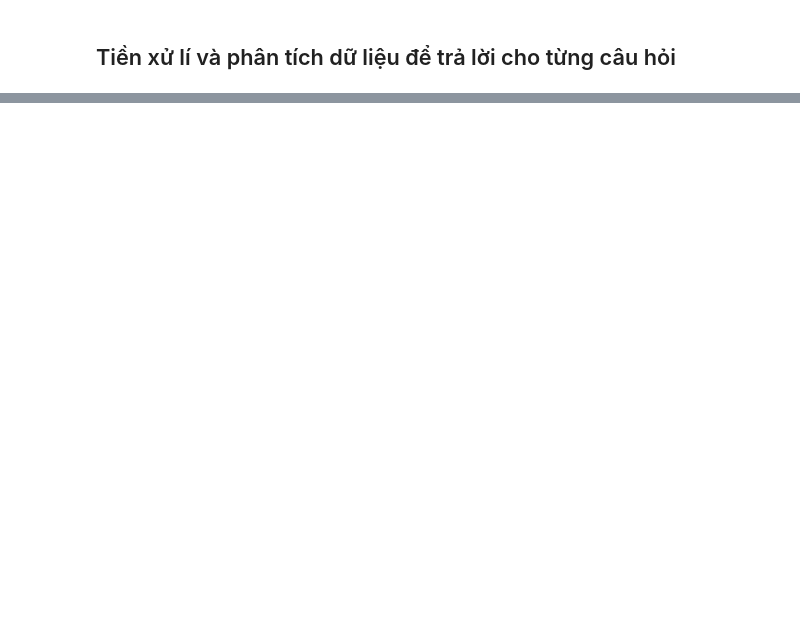
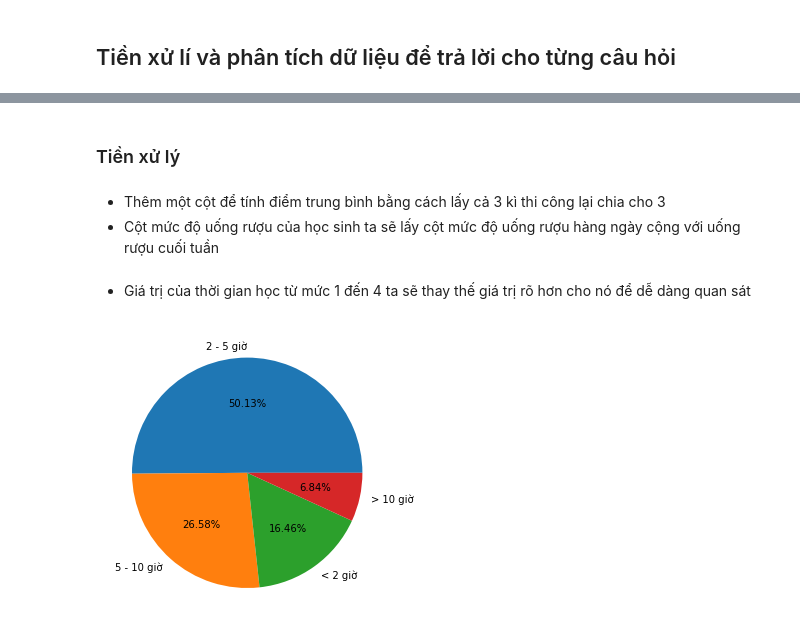
Before and after one commit to ngohuudang/P4DS_FinalProject, a Jupyter notebook: final.ipynb, the cells around one changed output, grey strips where cells are left out. Drawn from its saved outputs; the diff is of its cells as text; code cells hidden in the pictures; blank space fills up the shorter version.

```diff
--- a/final.ipynb
+++ b/final.ipynb
@@ -296,0 +290,30 @@ student_df["Medu"].value_counts().idxmin()
+# %% [markdown]
+### Tiền xử lý
+# %% [markdown]
+- Thêm một cột để tính điểm trung bình bằng cách lấy cả 3 kì thi công lại chia cho 3
+- Cột mức độ uống rượu của học sinh ta sẽ lấy cột mức độ uống rượu hàng ngày cộng với uống rượu cuối tuần
+# %%
+#Tính điểm trung bình của 3 kì thi
+student_df["G_avg"] = (student_df["G1"]+student_df["G2"]+student_df["G3"])/3
+student_df["Dalc"] = student_df["Dalc"]+student_df["Walc"]
+# %% [markdown]
+- Giá trị của thời gian học từ mức 1 đến 4 ta sẽ thay thế giá trị rõ hơn cho nó để dễ dàng quan sát
+# %%
+student_df['studytime'] = student_df['studytime'].replace({
+    1: '< 2 giờ',
+    2: '2 - 5 giờ',
+    3: '5 - 10 giờ',
+    4: '> 10 giờ'
+})
+# %%
+student_mat_df = student_df.loc[student_df["subject"] == "M"]
+labels = student_mat_df["studytime"].unique().tolist()
+labels
+amount = student_mat_df["studytime"].value_counts().tolist()
+fig = plt.figure()
+ax = fig.add_axes([0,0,1,1])
+amount
+ax.pie(amount, labels = labels,autopct='%1.2f%%')
+plt.show()
+# %% [output]
+[figure, added]
```
Also changed, not shown: parts of 23 cells of this notebook.
